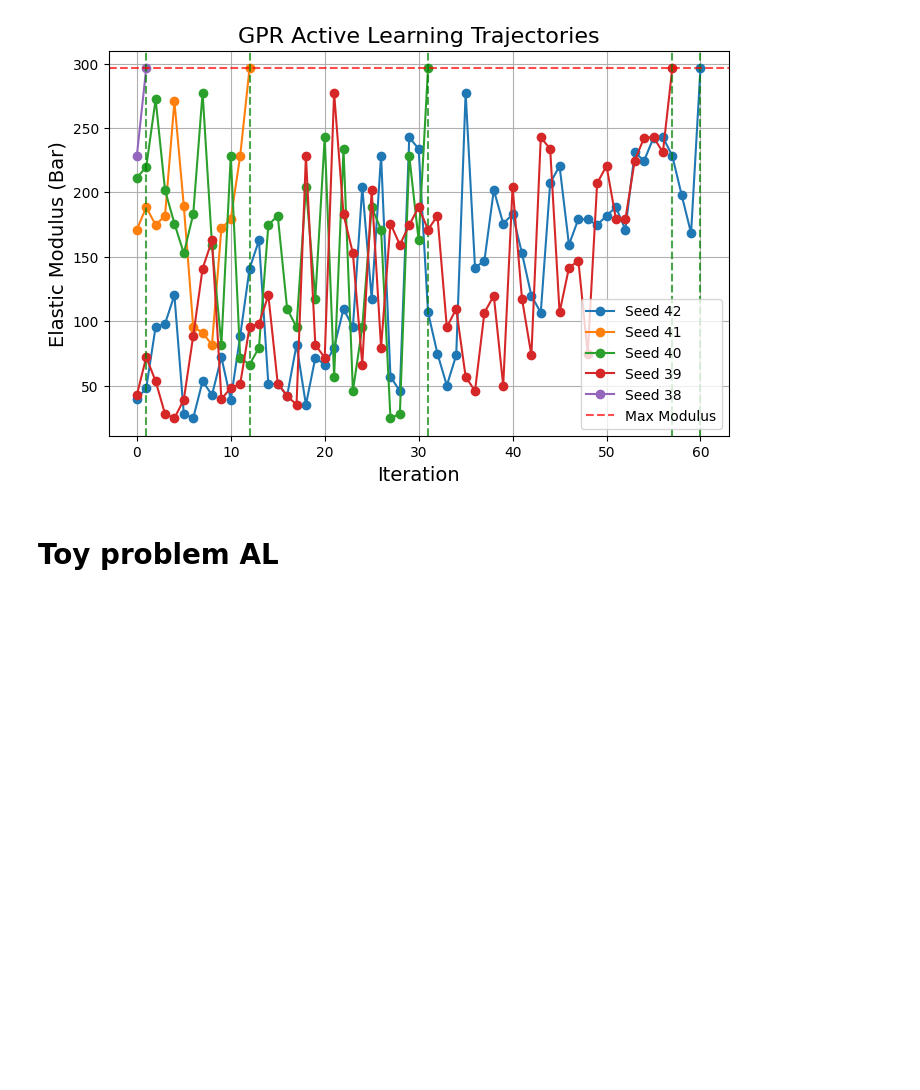
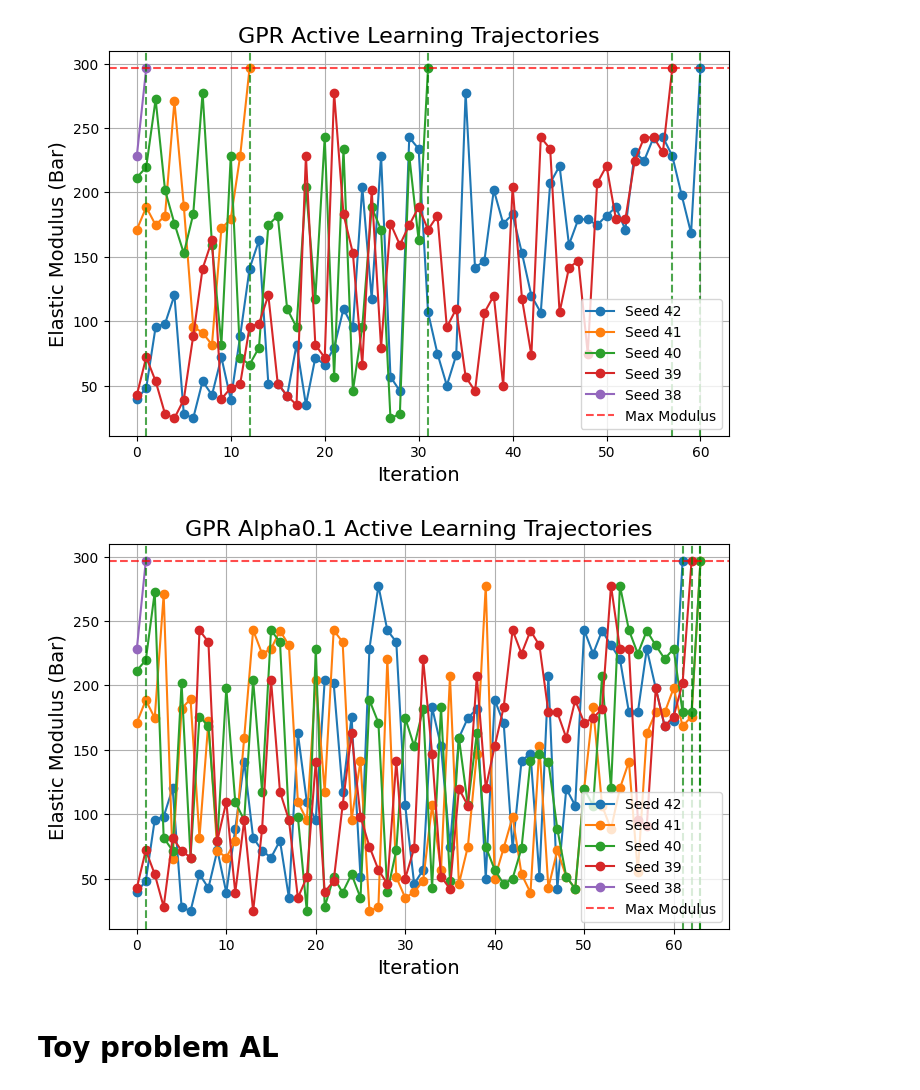
Before and after one commit to Toniaac/hte-data-processing, a Jupyter notebook: Active Learning.ipynb, the cells around one changed output. Cells and saved outputs as stored; diff of their text form; code cells hidden in the pictures; blank space fills up the shorter version.

```diff
--- a/Active Learning.ipynb
+++ b/Active Learning.ipynb
@@ -1325,7 +1468,7 @@ def plot_multiple_trajectories(trajectory_dfs, labels=None):
     plt.axhline(y=max_modulus, color='r', linestyle='--', label='Max Modulus', alpha=0.7)
     plt.xlabel("Iteration", fontsize=14)
     plt.ylabel("Elastic Modulus (Bar)", fontsize=14)
-    plt.title("LLM Active Learning Trajectories", fontsize=16)
+    plt.title("GPR Alpha0.1 Active Learning Trajectories", fontsize=16)
     plt.legend(loc = 'lower right')
     plt.grid(True)
     plt.show()
@@ -1349,6 +1492,16 @@ gpr_randomseed38 = pd.read_csv("gpr_experiment_trajectory_seed38.csv")
 plot_multiple_trajectories([gpr_randomseed42, gpr_randomseed41, gpr_randomseed40, gpr_randomseed39, gpr_randomseed38], labels=["Seed 42", "Seed 41", "Seed 40", "Seed 39", "Seed 38"])
 # %% [output]
 [figure]
+# %%
+gpr01_randomseed42 = pd.read_csv("gpr_experiment_trajectory_alpha01_seed42.csv")
+gpr01_randomseed41 = pd.read_csv("gpr_experiment_trajectory_alpha01_seed41.csv")
+gpr01_randomseed40 = pd.read_csv("gpr_experiment_trajectory_alpha01_seed40.csv")
+gpr01_randomseed39 = pd.read_csv("gpr_experiment_trajectory_alpha01_seed39.csv")
+gpr01_randomseed38 = pd.read_csv("gpr_experiment_trajectory_alpha01_seed38.csv")
+
+plot_multiple_trajectories([gpr01_randomseed42, gpr01_randomseed41, gpr01_randomseed40, gpr01_randomseed39, gpr01_randomseed38], labels=["Seed 42", "Seed 41", "Seed 40", "Seed 39", "Seed 38"])
+# %% [output]
+[figure, added]
 # %% [markdown]
 # Toy problem AL
 # %%
```
Also changed, not shown: parts of 4 cells of this notebook, 7 other files.
